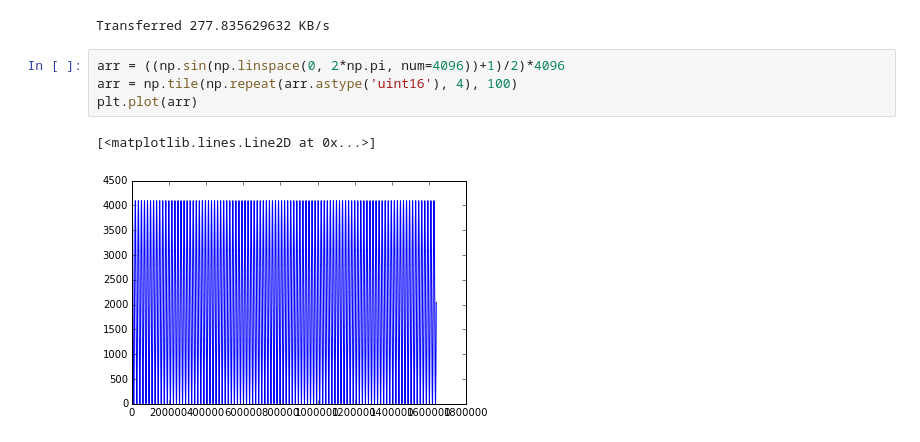
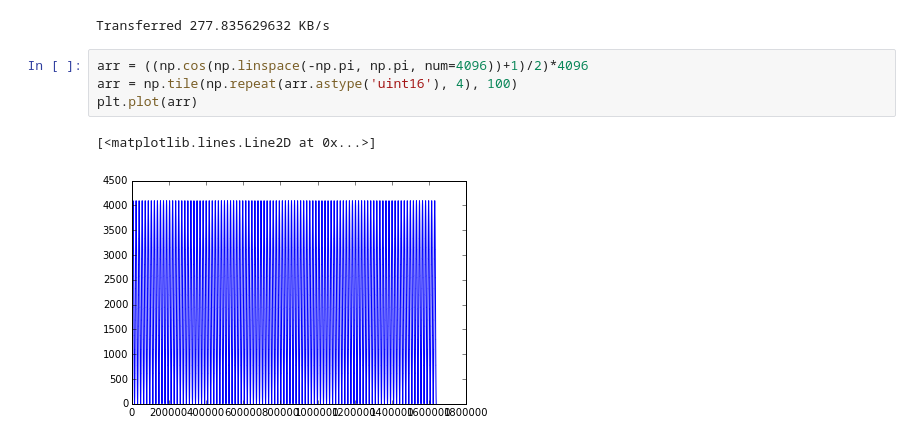
Before and after one commit to wonkoderverstaendige/RattusExMachina, a Jupyter notebook: doc/Playtesting.ipynb, the cells around one changed output. Drawn from its saved outputs; the diff is of its cells as text.

```diff
--- a/doc/Playtesting.ipynb
+++ b/doc/Playtesting.ipynb
@@ -94,10 +94,10 @@ ser.close()
 # %% [output]
 Transferred 277.835629632 KB/s
 # %%
-arr = ((np.sin(np.linspace(0, 2*np.pi, num=4096))+1)/2)*4096
+arr = ((np.cos(np.linspace(-np.pi, np.pi, num=4096))+1)/2)*4096
 arr = np.tile(np.repeat(arr.astype('uint16'), 4), 100)
 plt.plot(arr)
 # %% [output]
 [<matplotlib.lines.Line2D at 0x...>]
-[figure, old version]
+[figure, new version]
 # %%
```
Also changed, not shown: parts of 7 cells of this notebook, 1 other file.
